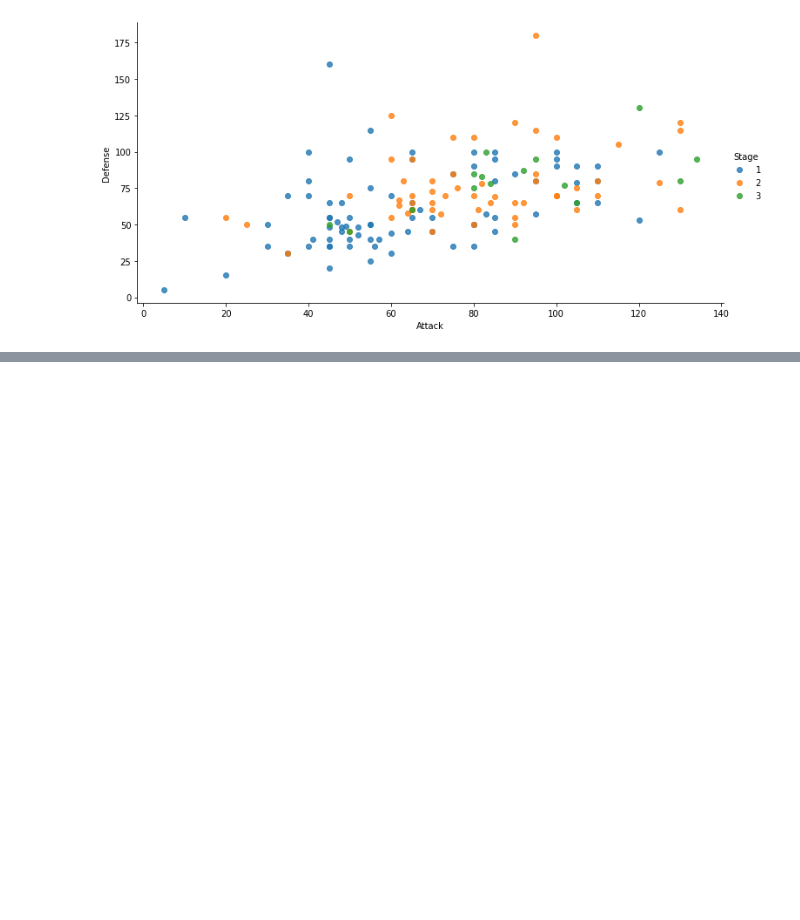
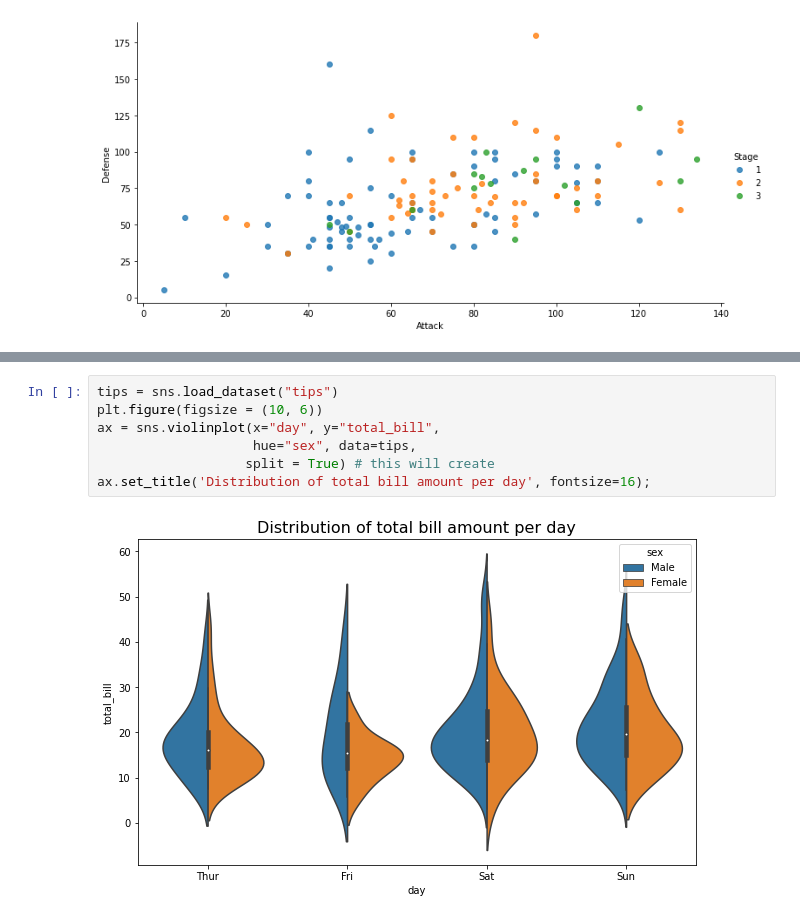
Before and after one commit to gargharshal/Learning-Notebooks, a Jupyter notebook: Seaborn/Seaborn-revision.ipynb, the cells around one changed output, grey strips where cells are left out. Drawn from its saved outputs; the diff is of its cells as text; blank space fills up the shorter version.

```diff
--- a/Seaborn/Seaborn-revision.ipynb
+++ b/Seaborn/Seaborn-revision.ipynb
@@ -90,0 +113,9 @@ sns.boxplot(data = df.drop(['Total', 'Stage', 'Legendary'], axis = 1));
+# %%
+tips = sns.load_dataset("tips")
+plt.figure(figsize = (10, 6))
+ax = sns.violinplot(x="day", y="total_bill",
+                    hue="sex", data=tips,
+                   split = True) # this will create
+ax.set_title('Distribution of total bill amount per day', fontsize=16);
+# %% [output]
+[figure, added]
```
Also changed, not shown: parts of 8 cells of this notebook, 6 other files.
